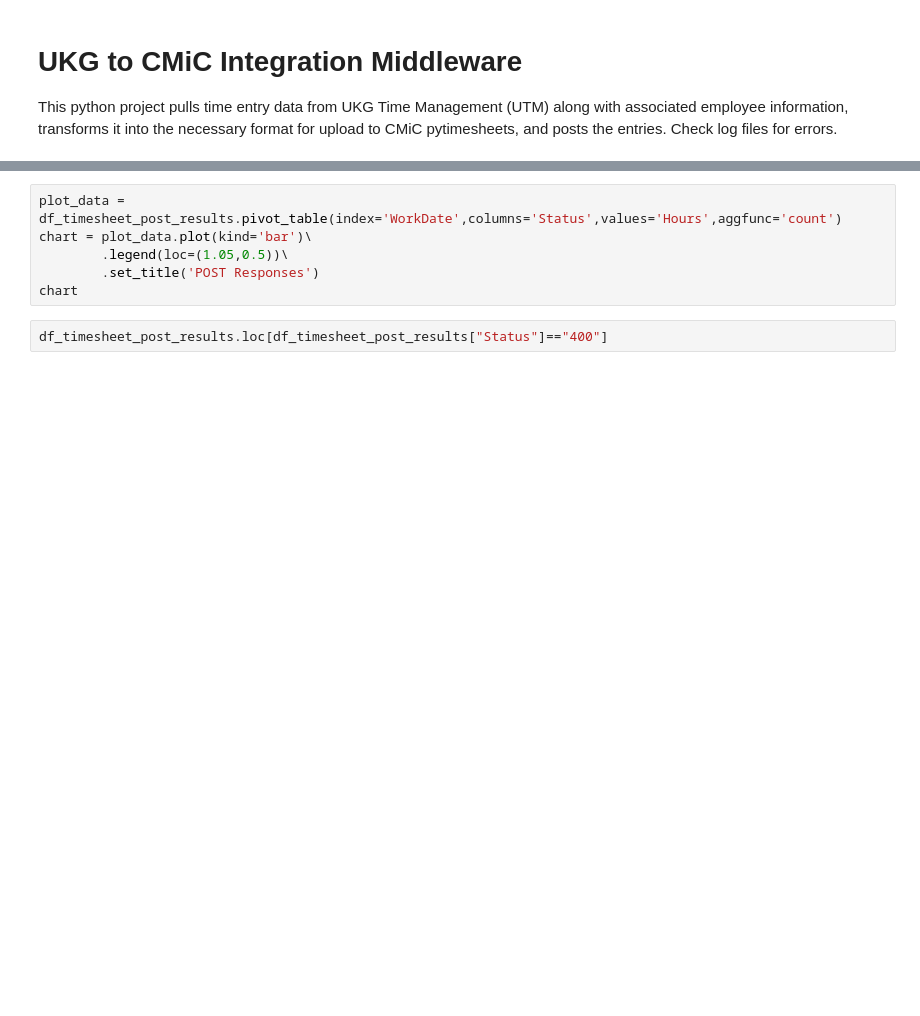
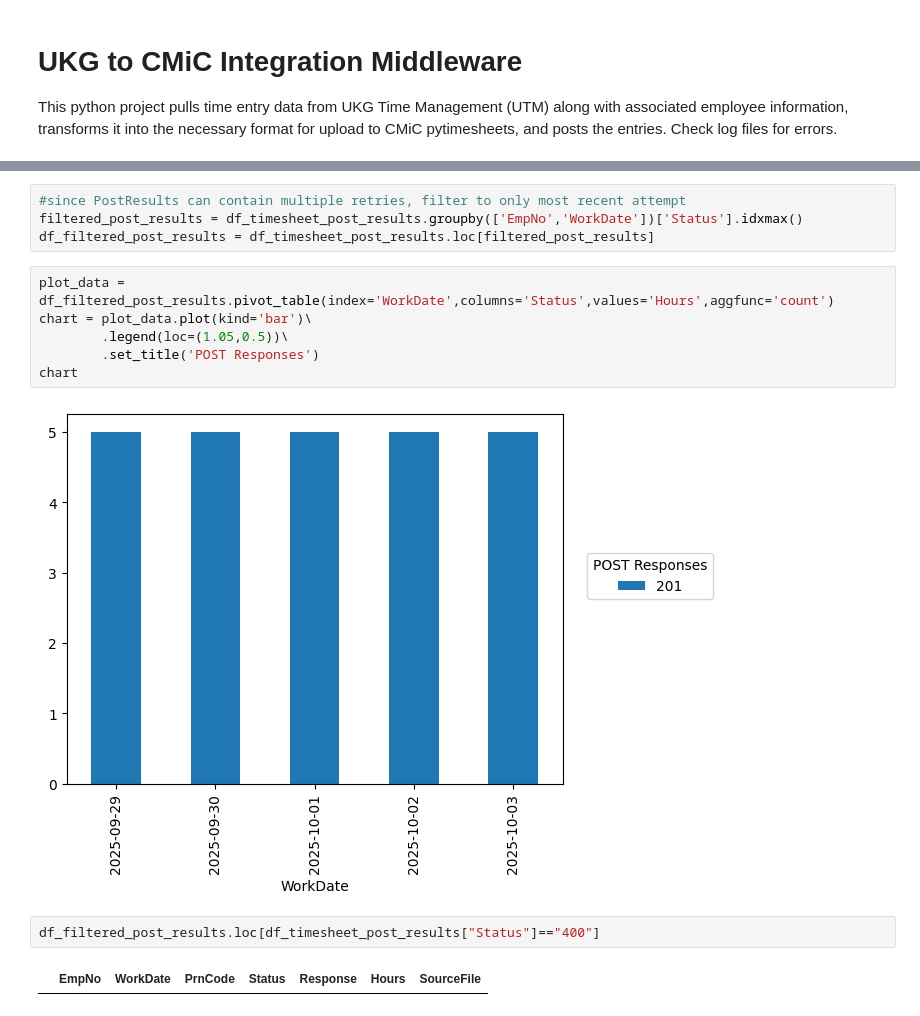
Before and after one commit to MaFoley/UKG, a Jupyter notebook: timesheet_integration.ipynb, the cells around one changed output, grey strips where cells are left out. Saved outputs shown, nothing was run; the diff lists cells and outputs as text; blank space fills up the shorter version.

```diff
--- a/timesheet_integration.ipynb
+++ b/timesheet_integration.ipynb
@@ -38,9 +90,17 @@ df_timesheet_post_results.describe(include='all')
+# %%
+#since PostResults can contain multiple retries, filter to only most recent attempt
+filtered_post_results = df_timesheet_post_results.groupby(['EmpNo','WorkDate'])['Status'].idxmax()
+df_filtered_post_results = df_timesheet_post_results.loc[filtered_post_results]
 # %%
-plot_data = df_timesheet_post_results.pivot_table(index='WorkDate',columns='Status',values='Hours',aggfunc='count')
+plot_data = df_filtered_post_results.pivot_table(index='WorkDate',columns='Status',values='Hours',aggfunc='count')
 chart = plot_data.plot(kind='bar')\
         .legend(loc=(1.05,0.5))\
         .set_title('POST Responses')
 chart
+# %% [output]
+[figure, added]
 # %%
-df_timesheet_post_results.loc[df_timesheet_post_results["Status"]=="400"]
+df_filtered_post_results.loc[df_timesheet_post_results["Status"]=="400"]
+# %% [output]
+|  | EmpNo | WorkDate | PrnCode | Status | Response | Hours | SourceFile |
 # %%
```
Also changed, not shown: parts of 7 cells of this notebook, 1 other file.
